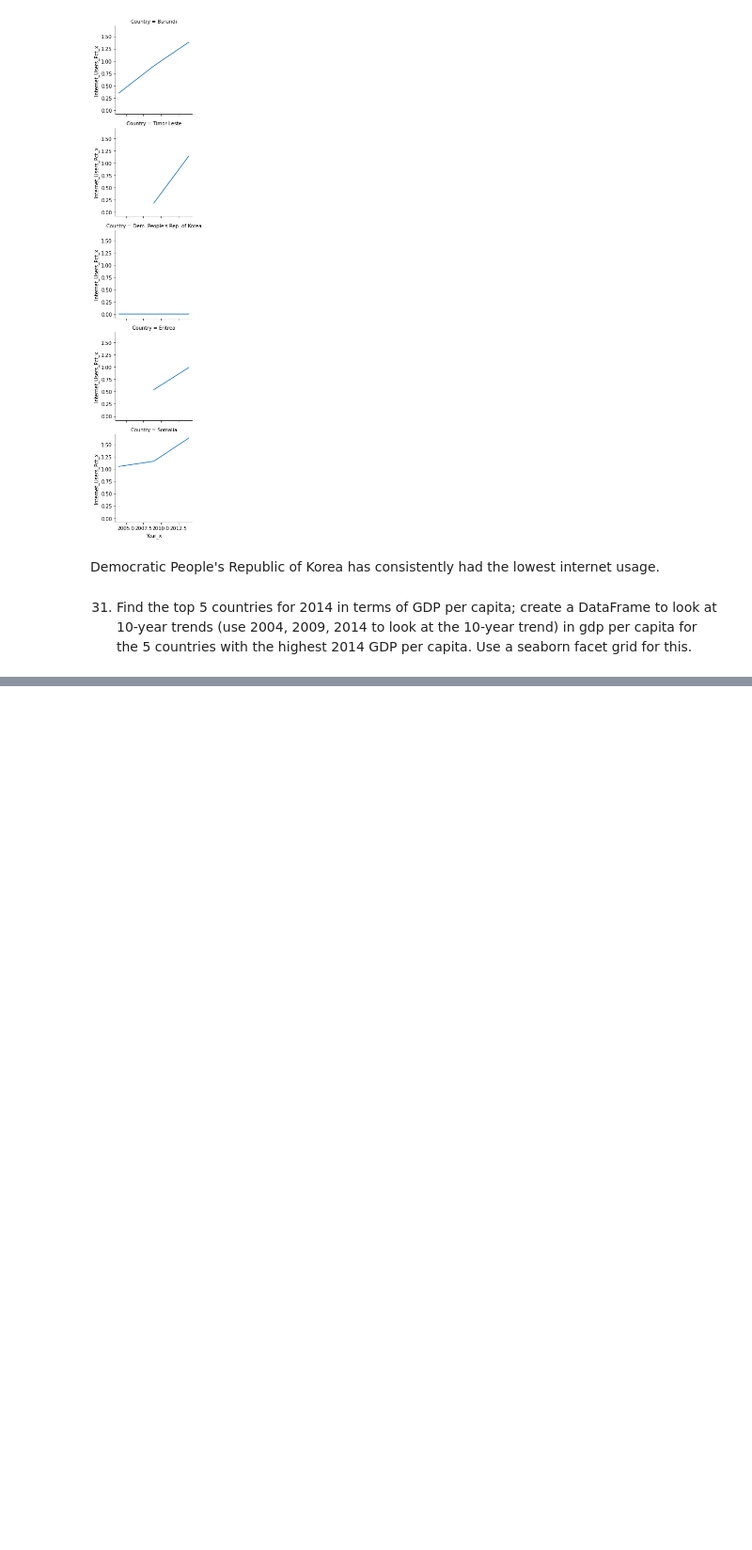
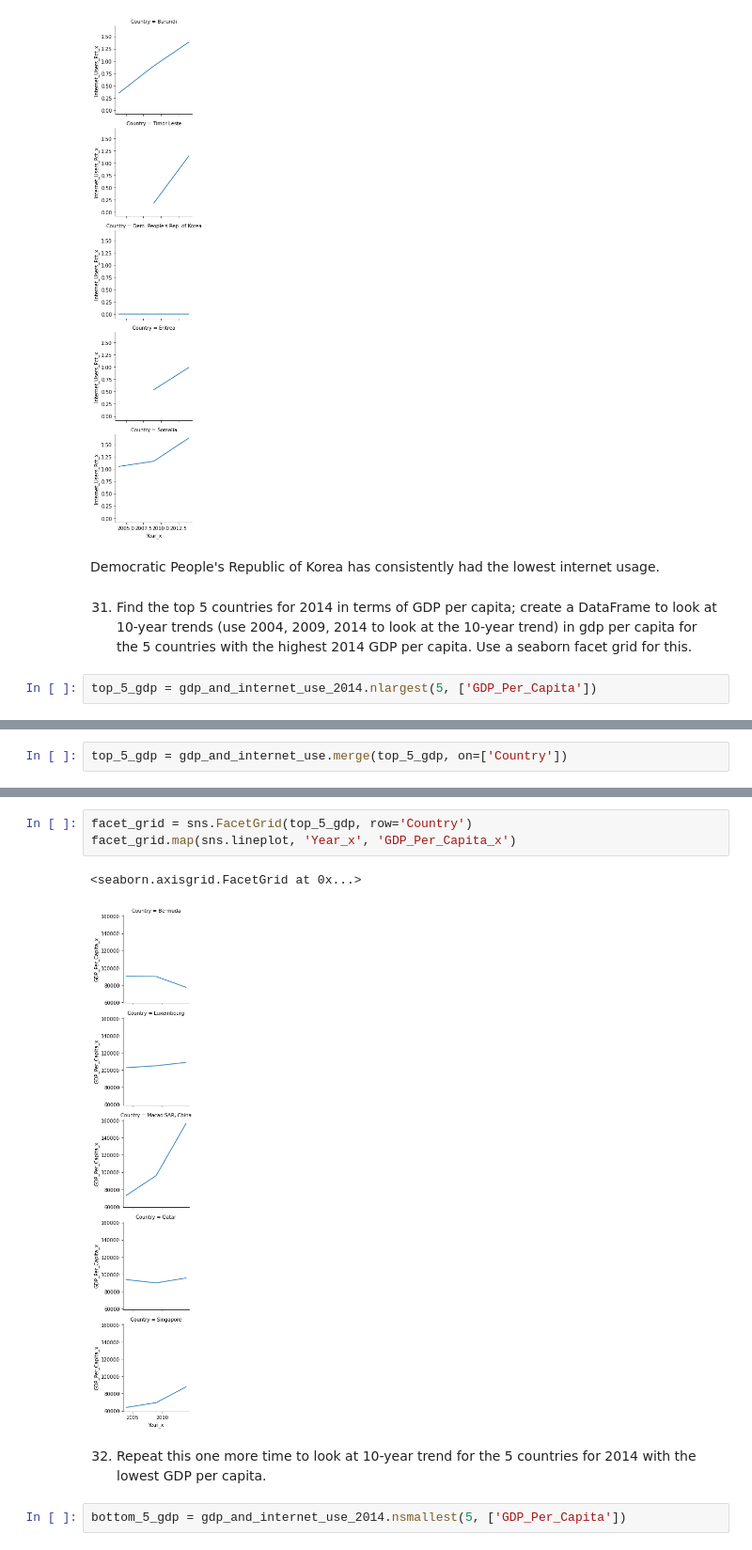
Before and after one commit to NSS-Data-Analytics-Cohort-7/gdp-and-internet-usage-Tara-Nicole-Data, a Jupyter notebook: Notebook/SUCCESS.ipynb, the cells around one changed output, grey strips where cells are left out. Shown at 94% size. Saved outputs shown, nothing was run; the diff lists cells and outputs as text; blank space fills up the shorter version.

```diff
--- a/Notebook/SUCCESS.ipynb
+++ b/Notebook/SUCCESS.ipynb
@@ -506,3 +506,5 @@ facet_grid.map(sns.lineplot, 'Year_x', 'Internet_Users_Pct_x')
 Democratic People's Republic of Korea has consistently had the lowest internet usage.
 # %% [markdown]
 31. Find the top 5 countries for 2014 in terms of GDP per capita; create a DataFrame to look at 10-year trends (use 2004, 2009, 2014 to look at the 10-year trend) in gdp per capita for the 5 countries with the highest 2014 GDP per capita. Use a seaborn facet grid for this.
+# %%
+top_5_gdp = gdp_and_internet_use_2014.nlargest(5, ['GDP_Per_Capita'])
@@ -508,0 +520,2 @@ Democratic People's Republic of Korea has consistently had the lowest internet u
+# %%
+top_5_gdp = gdp_and_internet_use.merge(top_5_gdp, on=['Country'])
@@ -508,0 +541,10 @@ Democratic People's Republic of Korea has consistently had the lowest internet u
+# %%
+facet_grid = sns.FacetGrid(top_5_gdp, row='Country')
+facet_grid.map(sns.lineplot, 'Year_x', 'GDP_Per_Capita_x')
+# %% [output]
+<seaborn.axisgrid.FacetGrid at 0x...>
+[figure, added]
+# %% [markdown]
+32. Repeat this one more time to look at 10-year trend for the 5 countries for 2014 with the lowest GDP per capita.
+# %%
+bottom_5_gdp = gdp_and_internet_use_2014.nsmallest(5, ['GDP_Per_Capita'])
```
Also changed, not shown: parts of 11 cells of this notebook.
